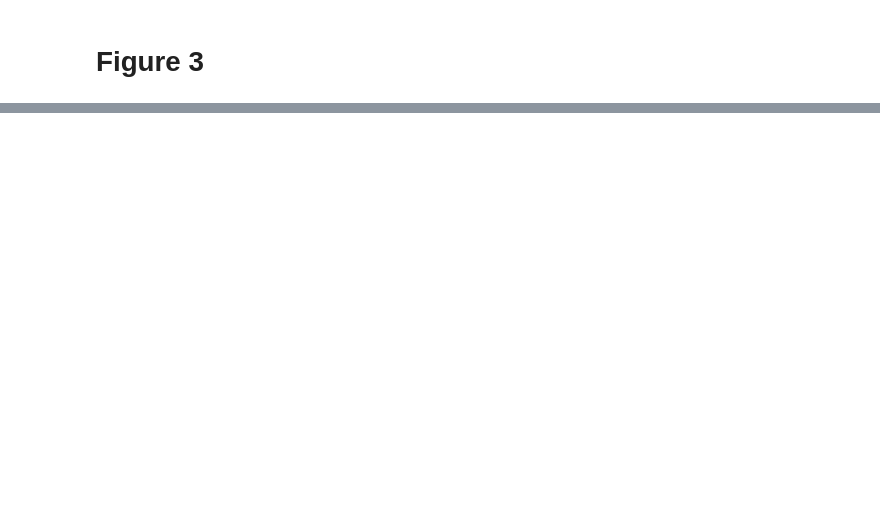
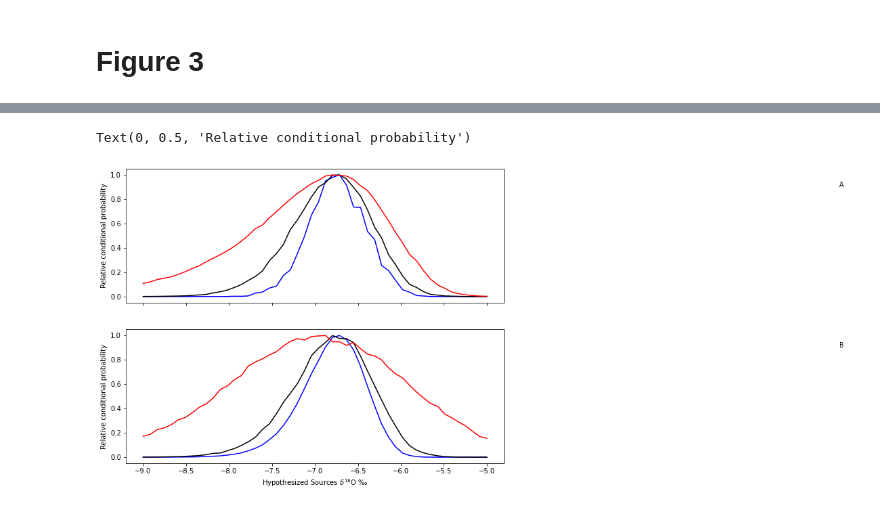
Before and after one commit to inkenbrandt/waterisomix, a Jupyter notebook: notebooks/Py WaterComp.ipynb, the cells around one changed output, grey strips where cells are left out. Saved outputs shown, nothing was run; the diff lists cells and outputs as text; code cells hidden in the pictures; blank space fills up the shorter version.

```diff
--- a/notebooks/Py WaterComp.ipynb
+++ b/notebooks/Py WaterComp.ipynb
@@ -216,10 +166,52 @@ lines(hsource_o, ppost, col="black")
-# %%
-#poorly known slope case
-hslope = c(4.5, 0.6)
-for(i in 1: niter){
-  hsource = iso(8*hsource_o[i]+10, hsource_o[i], 1.6, 0.2, 0.8)
-  results = sourceprob(obs, hsource, hslope)
-  ppost[i] = sum(results$Sprob)/nrow(results)
-}
-ppost = ppost/max(ppost)
-lines(hsource_o, ppost, col="red")
+# %%
+def runslope(hslope, Hsd = 1.6, Osd = 0.2, HOc = 0.8, ngns=1000):
+    niter  = 50
+    hsource_o = np.arange(-9, -5, 4/(niter-1))#
+
+    ppost=[]
+    for i in range(niter):
+      hsource = hydromix.iso(8*hsource_o[i]+10, hsource_o[i], Hsd, Osd, HOc)
+      results = hydromix.sourceprob(obs, hsource, hslope, ngens=ngns)
+      ppost.append(sum(results['Sprob'])/len(results))
+    ppost = [i/np.max(ppost) for i in ppost]
+    return hslope, ppost
+
+fig, ax = plt.subplots(2,1, figsize=(10,8), sharex=True)
+
+#case for precisely known EL slope
+hslope = [4.5, 0.1]
+hslope, ppost = runslope(hslope)
+ax[0].plot(hsource_o, ppost, color="blue")
+
+#default case
+hslope = [4.5, 0.3]
+hslope, ppost = runslope(hslope)
+ax[0].plot(hsource_o, ppost, color="black")
+
+#poorly known slope case
+hslope = [4.5, 0.6]
+hslope, ppost = runslope(hslope)
+ax[0].plot(hsource_o, ppost, color="red")
+ax[0].text(-0.9,0.9,'A')
+ax[0].set_ylabel('Relative conditional probability')
+
+
+hslope = [4.5, 0.3]
+
+#precisely known (e.g. measured) source
+hslope, ppost = runslope(hslope, 0.25, 0.05, 0)
+ax[1].plot(hsource_o, ppost, color="blue")
+
+#default case
+hslope, ppost = runslope(hslope, 1.6, 0.2, 0.8)
+ax[1].plot(hsource_o, ppost, color="black")
+
+#poorly known (e.g. modeled) source
+hslope, ppost = runslope(hslope, 5, 0.5, 0.8, ngns=5000)
+ax[1].plot(hsource_o, ppost, color="red")
+ax[1].text(-0.9,0.9,'B')
+ax[1].set_xlabel('Hypothesized Sources '+r'$\delta^{18}$' + 'O ' + u'\u2030')
+ax[1].set_ylabel('Relative conditional probability')
+# %% [output]
+Text(0, 0.5, 'Relative conditional probability')
+[figure, added]
```
Also changed, not shown: parts of 11 cells of this notebook, 23 other files.
